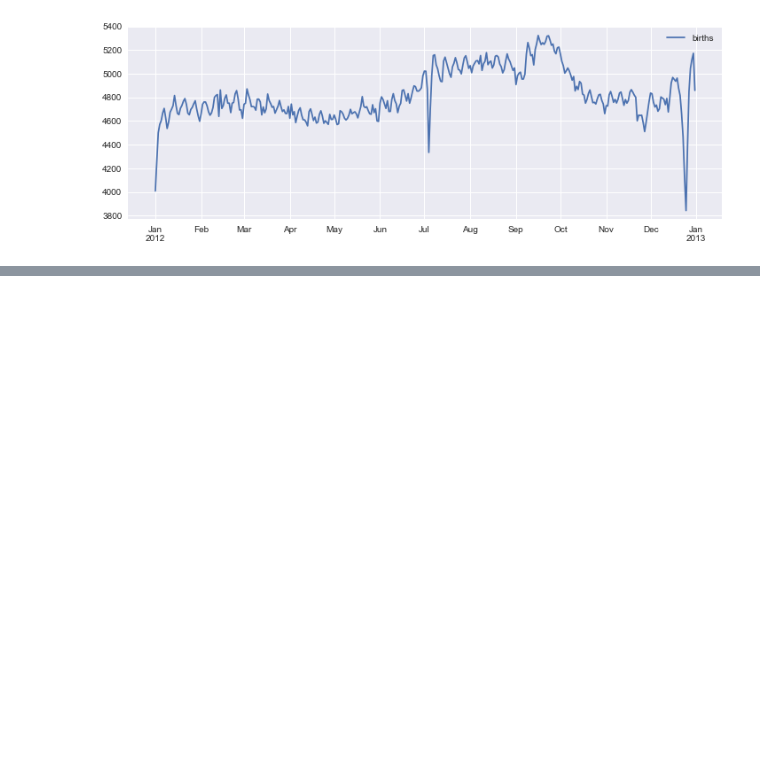
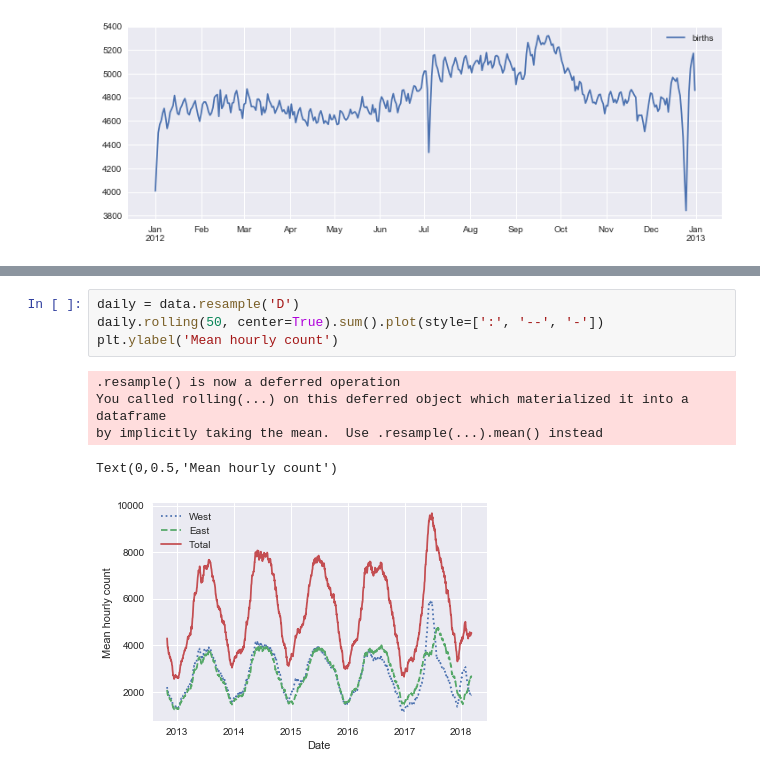
Before and after one commit to MateuszKonopelski/RandomPythonProjects, a Jupyter notebook: Project9_PythonDataScienceHandbook_VanderPlas/Chapter3_DataManipulationWithPandas.ipynb, the cells around one changed output, grey strips where cells are left out. Saved outputs shown, nothing was run; the diff lists cells and outputs as text; blank space fills up the shorter version.

```diff
--- a/Project9_PythonDataScienceHandbook_VanderPlas/Chapter3_DataManipulationWithPandas.ipynb
+++ b/Project9_PythonDataScienceHandbook_VanderPlas/Chapter3_DataManipulationWithPandas.ipynb
@@ -1289,0 +1483,10 @@ births_by_day.plot(ax=ax)
+# %%
+daily = data.resample('D')
+daily.rolling(50, center=True).sum().plot(style=[':', '--', '-'])
+plt.ylabel('Mean hourly count')
+# %% [output]
+.resample() is now a deferred operation
+You called rolling(...) on this deferred object which materialized it into a dataframe
+by implicitly taking the mean.  Use .resample(...).mean() instead
+Text(0,0.5,'Mean hourly count')
+[figure, added]
```
Also changed, not shown: parts of 39 cells of this notebook.
